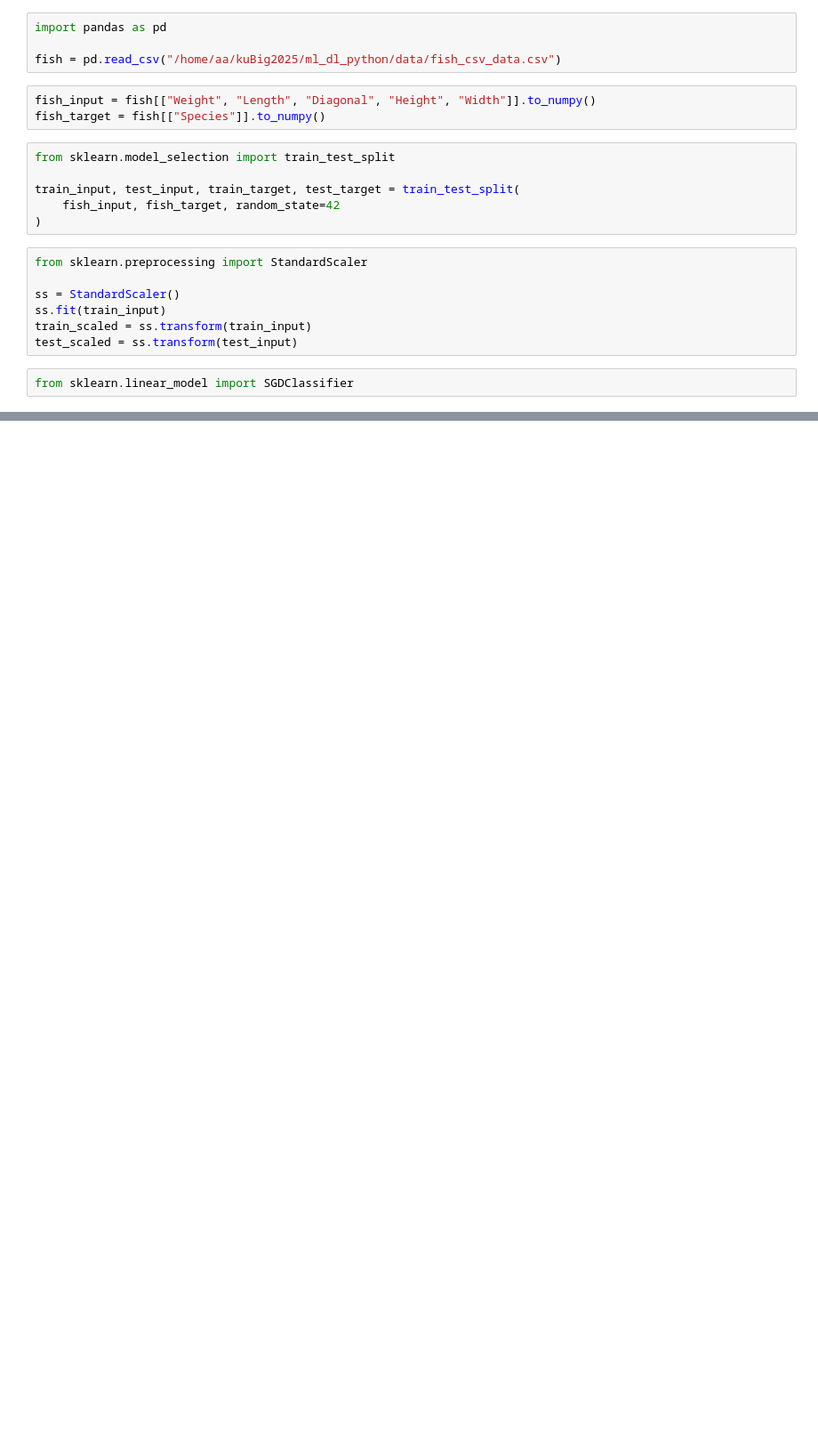
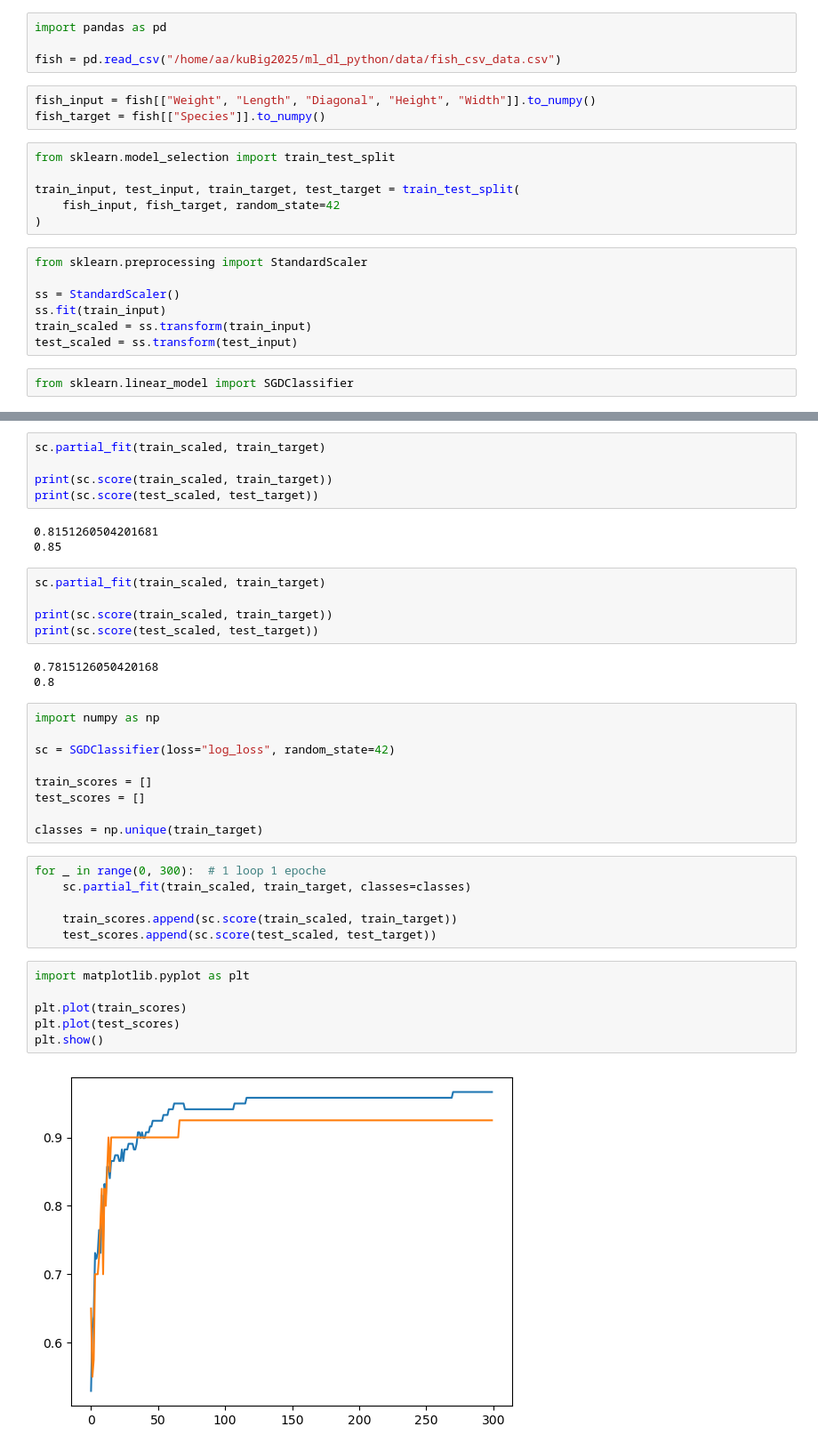
Before and after one commit to freshmea/kuBig2025, a Jupyter notebook: ml_dl_python/a10_batch_slope.ipynb, the cells around one changed output, grey strips where cells are left out. Shown at 89% size. Cells and saved outputs as stored; diff of their text form; blank space fills up the shorter version.

```diff
--- a/ml_dl_python/a10_batch_slope.ipynb
+++ b/ml_dl_python/a10_batch_slope.ipynb
@@ -22,0 +32,39 @@ from sklearn.linear_model import SGDClassifier
+# %%
+sc.partial_fit(train_scaled, train_target)
+
+print(sc.score(train_scaled, train_target))
+print(sc.score(test_scaled, test_target))
+# %% [output]
+0.8151260504201681
+0.85
+# %%
+sc.partial_fit(train_scaled, train_target)
+
+print(sc.score(train_scaled, train_target))
+print(sc.score(test_scaled, test_target))
+# %% [output]
+0.7815126050420168
+0.8
+# %%
+import numpy as np
+
+sc = SGDClassifier(loss="log_loss", random_state=42)
+
+train_scores = []
+test_scores = []
+
+classes = np.unique(train_target)
+# %%
+for _ in range(0, 300):  # 1 loop 1 epoche
+    sc.partial_fit(train_scaled, train_target, classes=classes)
+
+    train_scores.append(sc.score(train_scaled, train_target))
+    test_scores.append(sc.score(test_scaled, test_target))
+# %%
+import matplotlib.pyplot as plt
+
+plt.plot(train_scores)
+plt.plot(test_scores)
+plt.show()
+# %% [output]
+[figure, added]
```
Also changed, not shown: parts of 1 cell of this notebook.
